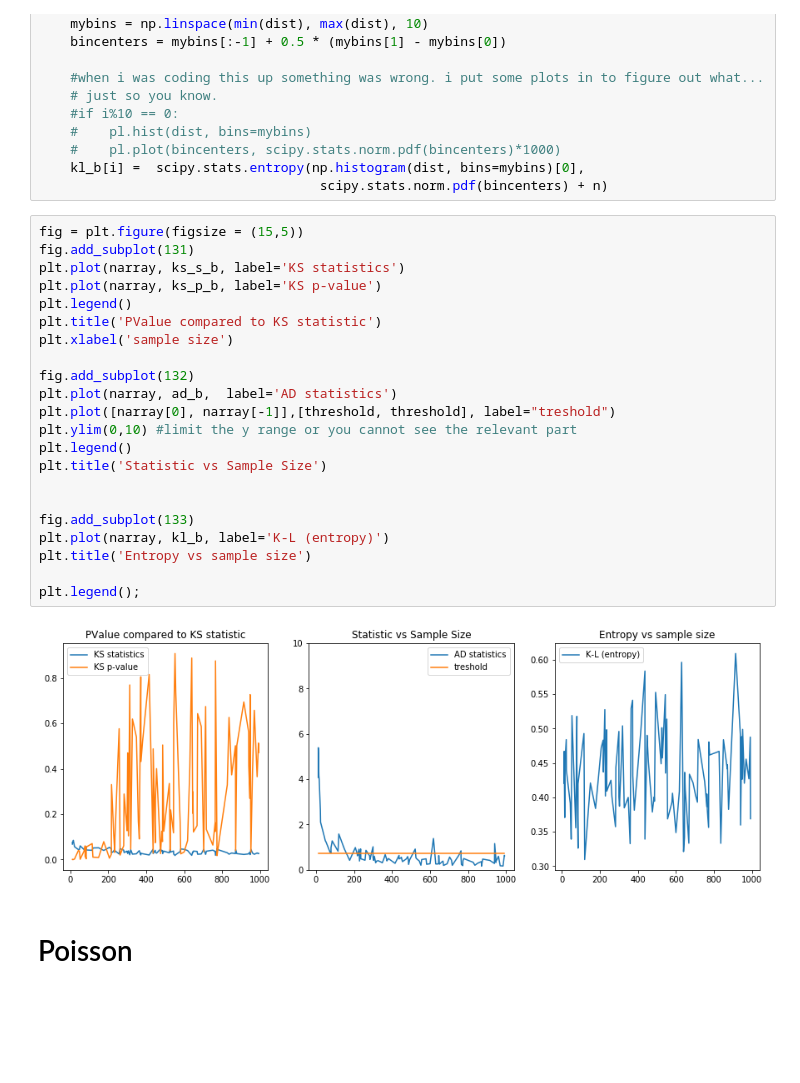
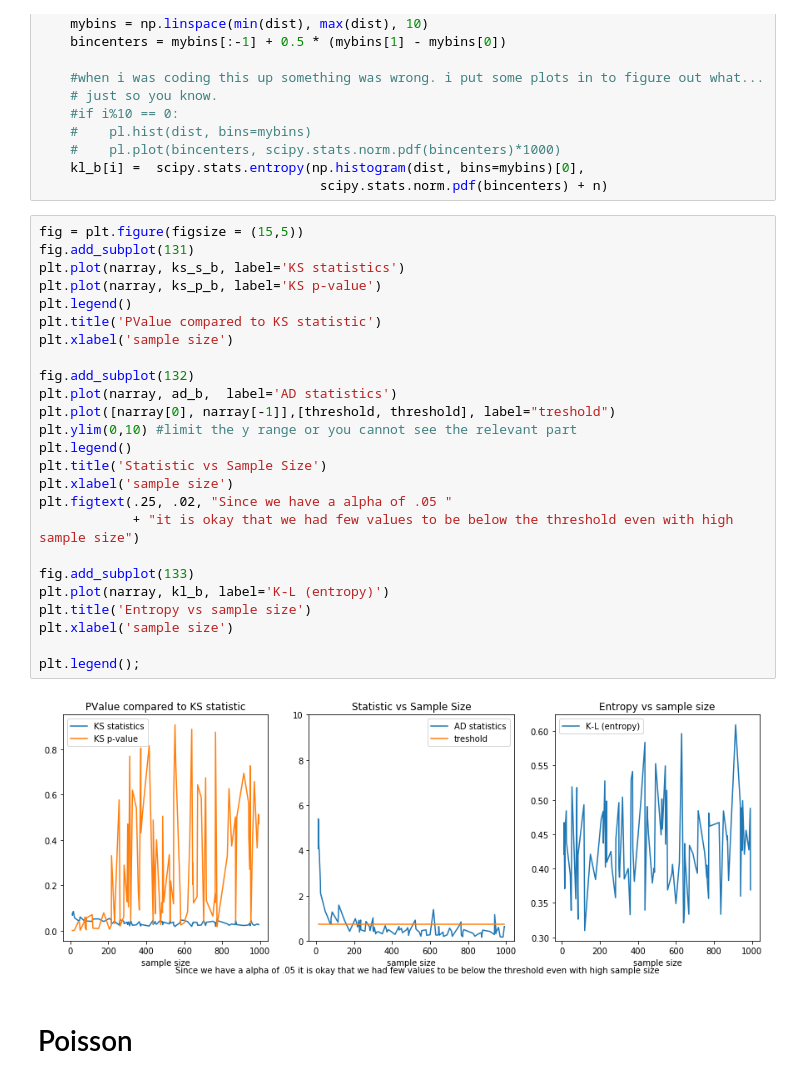
Before and after one commit to princeaker/PUI2017_pa1303, a Jupyter notebook: HW5_pa1303/HW5_part2.ipynb, the cells around one changed output. Cells and saved outputs as stored; diff of their text form; blank space fills up the shorter version.

```diff
--- a/HW5_pa1303/HW5_part2.ipynb
+++ b/HW5_pa1303/HW5_part2.ipynb
@@ -56,27 +56,30 @@ for i,n in enumerate(narray):
 # %%
 fig = plt.figure(figsize = (15,5))
 fig.add_subplot(131)
 plt.plot(narray, ks_s_b, label='KS statistics')
 plt.plot(narray, ks_p_b, label='KS p-value')
 plt.legend()
 plt.title('PValue compared to KS statistic')
 plt.xlabel('sample size')
 
 fig.add_subplot(132)
 plt.plot(narray, ad_b,  label='AD statistics')
 plt.plot([narray[0], narray[-1]],[threshold, threshold], label="treshold")
 plt.ylim(0,10) #limit the y range or you cannot see the relevant part
 plt.legend()
 plt.title('Statistic vs Sample Size')
-
+plt.xlabel('sample size')
+plt.figtext(.25, .02, "Since we have a alpha of .05 "
+            + "it is okay that we had few values to be below the threshold even with high sample size")
 
 fig.add_subplot(133)
 plt.plot(narray, kl_b, label='K-L (entropy)')
 plt.title('Entropy vs sample size')
+plt.xlabel('sample size')
 
 plt.legend();
 # %% [output]
-[figure, old version]
+[figure, new version]
 # %% [markdown]
 # Poisson
 # %% [markdown]
```
Also changed, not shown: parts of 1 cell of this notebook.
